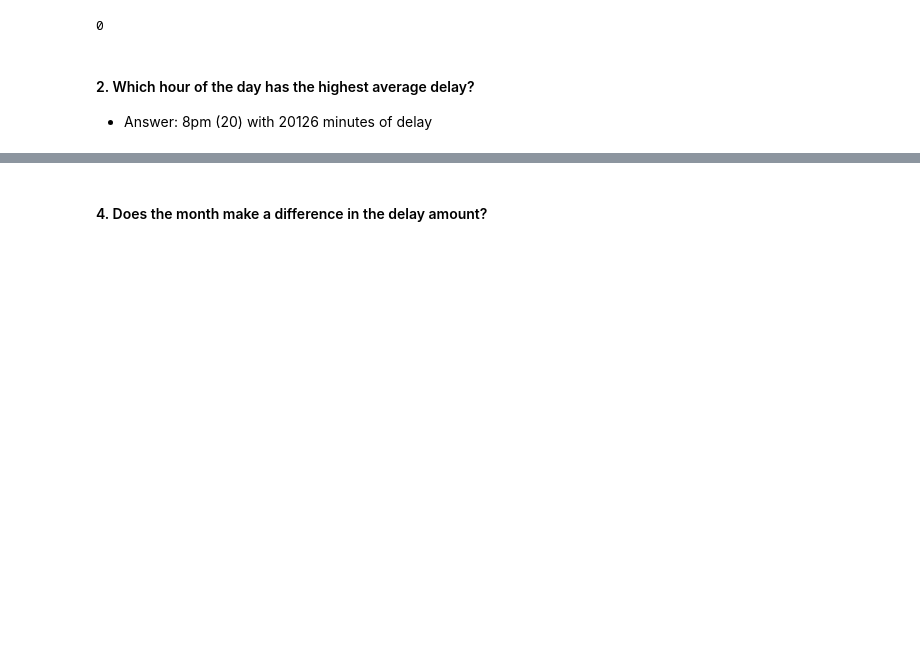
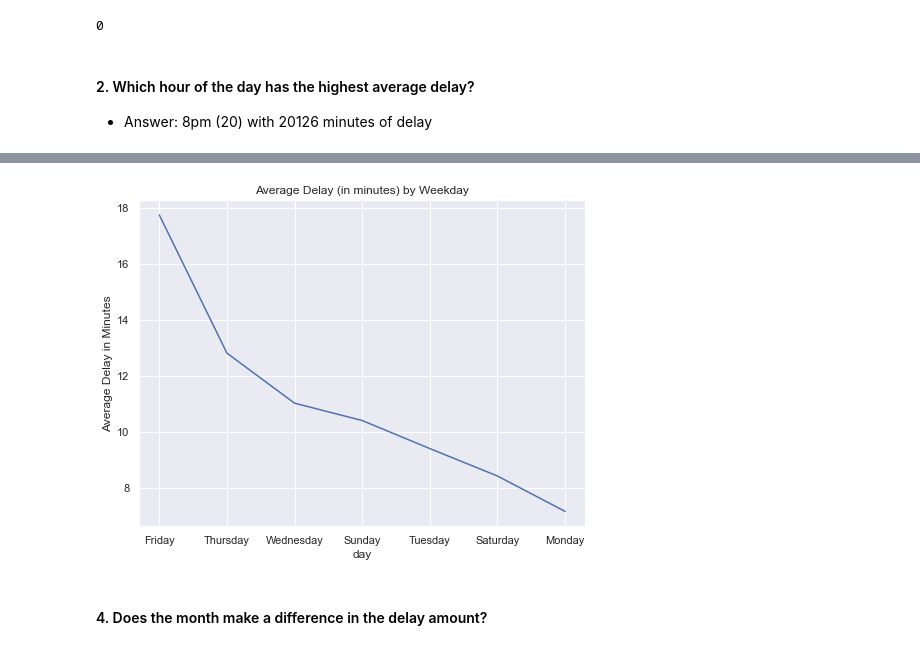
Before and after one commit to natasharivers/time-series-exercises, a Jupyter notebook: Dates Exercises.ipynb, the cells around one changed output, grey strips where cells are left out. Saved outputs shown, nothing was run; the diff lists cells and outputs as text; code cells hidden in the pictures; blank space fills up the shorter version.

```diff
--- a/Dates Exercises.ipynb
+++ b/Dates Exercises.ipynb
@@ -544,0 +570,3 @@ flights.delay.min()
+# %%
+#create column that shows what hour the time is in
+flights['hour'] = flights.index.hour
@@ -544,0 +635,2 @@ flights.delay.min()
+# %%
+flights['day'] = flights.index.day_name()
@@ -545,3 +654,4 @@ flights.delay.min()
 # %%
-flights.groupby('date').delay.sum().sort_values(ascending=False)
+weekday_delay = flights.groupby('day').delay.mean().sort_values(ascending=False)
+weekday_delay
 # %% [output]
@@ -610,2 +679,9 @@ Name: delay, dtype: int64
+# %%
+weekday_delay.plot()
+plt.title('Average Delay (in minutes) by Weekday')
+plt.ylabel('Average Delay in Minutes')
+plt.show()
+# %% [output]
+[figure, added]
 # %% [markdown]
 #### 4. Does the month make a difference in the delay amount?
```
Also changed, not shown: parts of 40 cells of this notebook.
